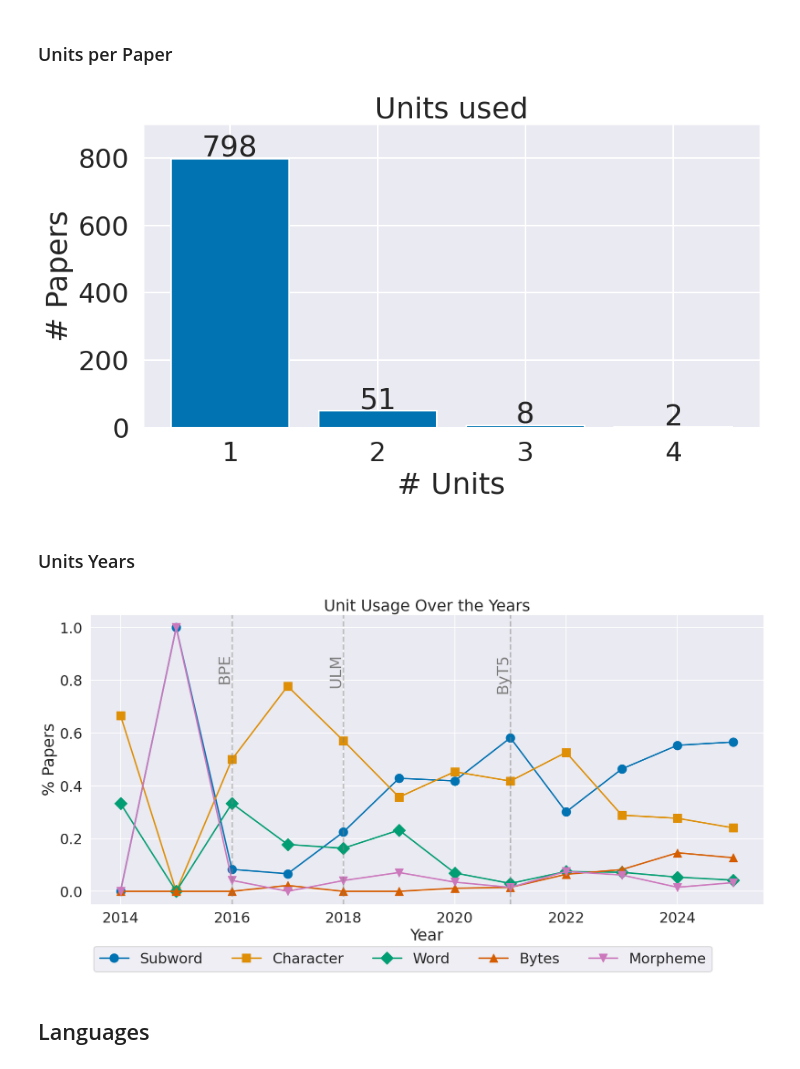
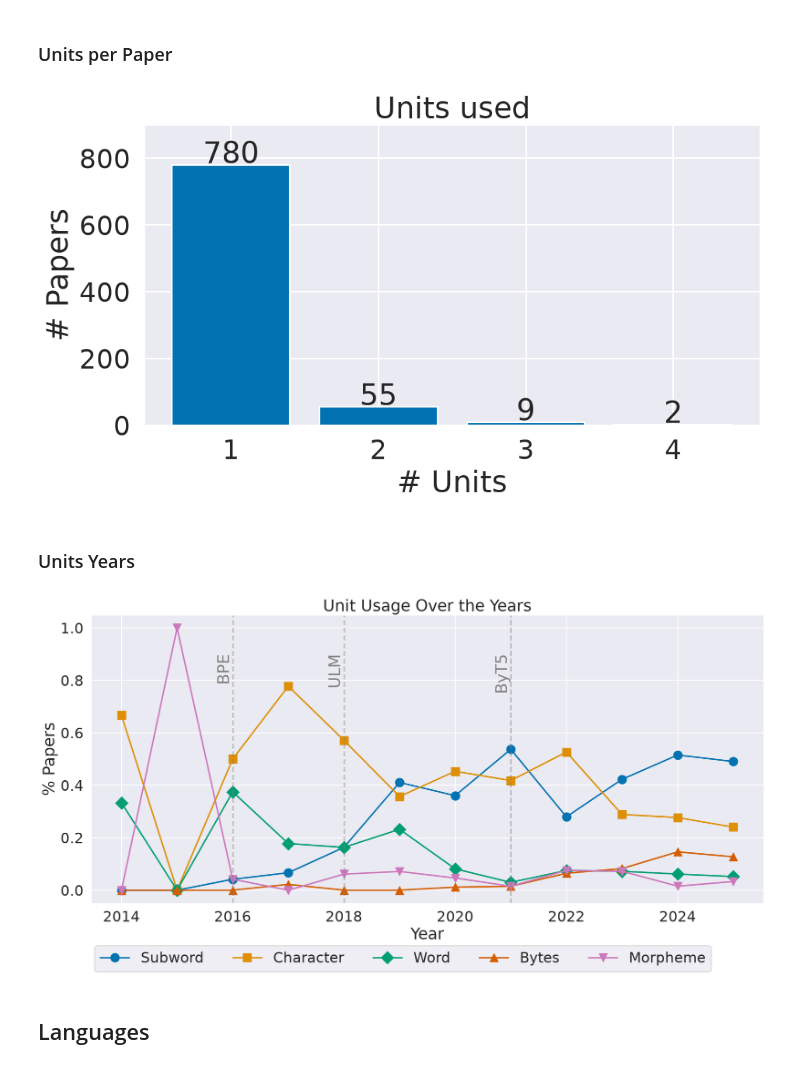
Before and after one commit to GianlucaVico/TalkAboutTokenization, a Jupyter notebook: da_plots.ipynb, the cells around one changed output. Saved outputs shown, nothing was run; the diff lists cells and outputs as text; code cells hidden in the pictures.

```diff
--- a/da_plots.ipynb
+++ b/da_plots.ipynb
@@ -106,4 +120,5 @@ importlib.reload(extraction)
 <module 'extraction' from '/lnet/work/people/vico/TokSurvey/extraction.py'>
 # %%
 tok = paper_dataset.load("data/tokenization.jsonl")
-mask = ((tok["year"] >= YEAR_MIN) & (tok["year"] <= YEAR_MAX)) | (tok["venue"] == 'TokShop') & paper_dataset.not_duplicate_mask(tok)
+mask = ((tok["year"] >= YEAR_MIN) & (tok["year"] <= YEAR_MAX)) & (paper_dataset.not_duplicate_mask(tok))
+(mask == True).sum()
@@ -195,7 +205,7 @@ plt.tight_layout()
 plt.savefig("plots/number_of_unit_types.pdf", bbox_inches='tight')
 plt.show()
 # %% [output]
-[figure, old version]
+[figure, new version]
 # %% [markdown]
 ### Units Years
 # %%
@@ -208,39 +218,40 @@ years = tok.year.to_list()
 year_range = list(range(min(years), max(years) + 1))
 min_ = min(year_range)
 units = ["subword", "character", "word", "bytes", "morpheme"]
+# units = list(extraction_maps.UNIT_MAPPING.keys())
 counts = {unit: [0] * len(year_range) for unit in units}
 all_counts = [0] * len(year_range)
 for unit_set, year in zip(unit_sets, years):
     for unit in units:
         if unit in unit_set:
             counts[unit][year - min_] += 1
     all_counts[year - min_] += 1
 plt.figure(figsize=(18, 9))
-markers = ['o', 's', 'D', '^', 'v', 'X']
+markers = ['o', 's', 'D', '^', 'v', 'X', 'P'] * len(units)
 for unit, marker in zip(units, markers):
     # Increase marker size for better visibility
     plt.plot(year_range, [i/j if j > 0 else 0 for i, j in zip(counts[unit], all_counts)], marker=marker, label=unit.capitalize(), markersize=15)
 # Add milestones
 milestones = [
     (2016, 'BPE', 0.9),
     (2018, 'ULM', 0.9),
     (2021, 'ByT5', 0.9),
     # (2023, 'PIXEL', 0.55)
 ]
 for year, label, y in milestones:
     plt.axvline(x=year, color='gray', linestyle='--', alpha=0.5)
     plt.text(year, y, label, verticalalignment='top', horizontalalignment='right', color='gray', rotation=90)
 plt.title('Unit Usage Over the Years')
 plt.xlabel('Year')
 plt.ylabel('% Papers')
 # plt.xticks(year_range)
 plt.gca().figure.legend(loc="outside lower center", ncols=6, bbox_to_anchor=(0.5, -0.05))
 plt.grid(True)
 plt.tight_layout()
 plt.savefig("plots/unit_usage_percentage_over_time.pdf", bbox_inches='tight')
 plt.show()
 # %% [output]
-[figure, old version]
+[figure, new version]
 # %% [markdown]
 ## Languages
 # %%
```
Also changed, not shown: parts of 30 cells of this notebook, 7 other files.
